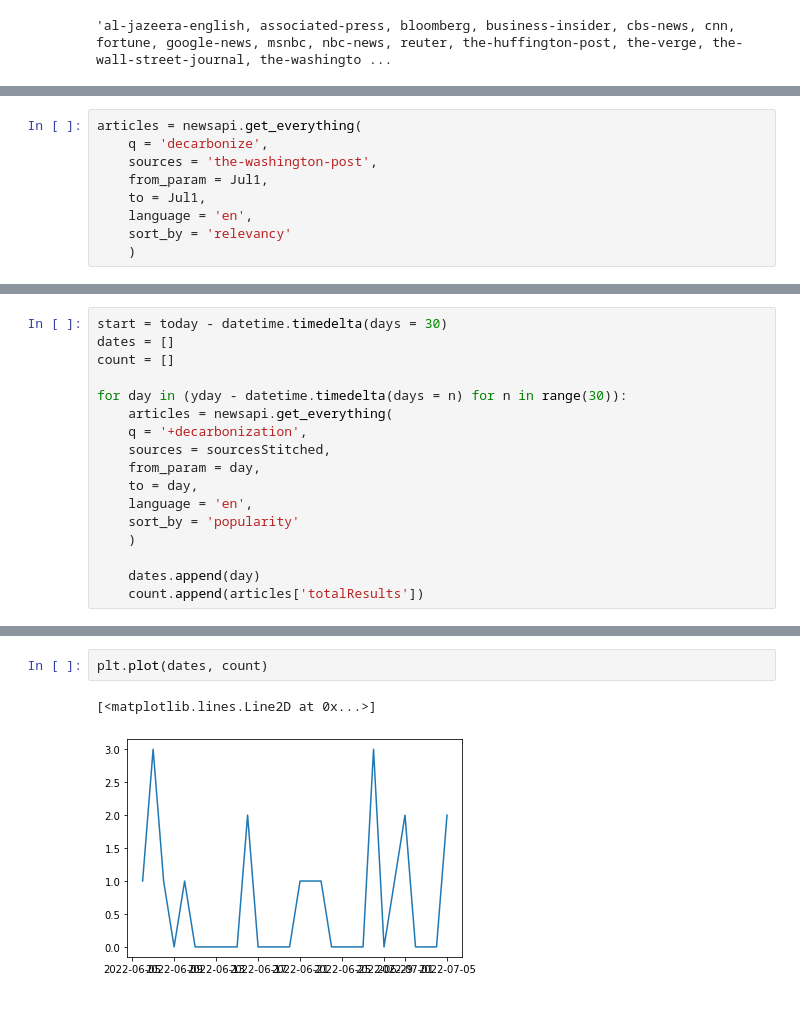
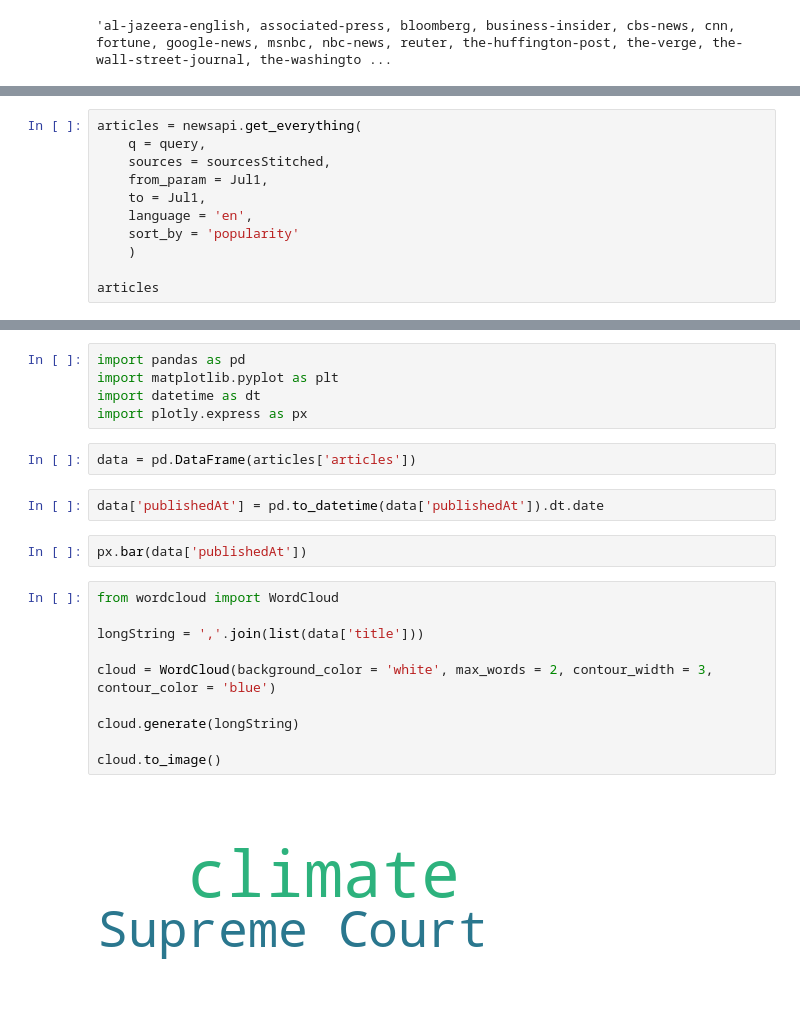
Before and after one commit to orectique/TheCarbonPress, a Jupyter notebook: Code Notebooks/newsAPI.ipynb, the cells around one changed output, grey strips where cells are left out. Saved outputs shown, nothing was run; the diff lists cells and outputs as text.

```diff
--- a/Code Notebooks/newsAPI.ipynb
+++ b/Code Notebooks/newsAPI.ipynb
@@ -59,9 +57,11 @@ Jul1 = '2022-07-01'
 # %%
 articles = newsapi.get_everything(
-    q = 'decarbonize',
-    sources = 'the-washington-post',
+    q = query,
+    sources = sourcesStitched,
     from_param = Jul1,
     to = Jul1,
     language = 'en',
-    sort_by = 'relevancy'
+    sort_by = 'popularity'
     )
+
+articles
@@ -82,17 +69,0 @@ articles
-# %%
-start = today - datetime.timedelta(days = 30)
-dates = []
-count = []
-
-for day in (yday - datetime.timedelta(days = n) for n in range(30)):
-    articles = newsapi.get_everything(
-    q = '+decarbonization',
-    sources = sourcesStitched,
-    from_param = day,
-    to = day,
-    language = 'en',
-    sort_by = 'popularity'
-    )
-
-    dates.append(day)
-    count.append(articles['totalResults'])
@@ -105,5 +70,23 @@ import matplotlib.pyplot as plt
-# %%
-plt.plot(dates, count)
-# %% [output]
-[<matplotlib.lines.Line2D at 0x...>]
-[figure, removed]
+# %%
+import pandas as pd
+import matplotlib.pyplot as plt
+import datetime as dt
+import plotly.express as px
+# %%
+data = pd.DataFrame(articles['articles'])
+# %%
+data['publishedAt'] = pd.to_datetime(data['publishedAt']).dt.date
+# %%
+px.bar(data['publishedAt'])
+# %%
+from wordcloud import WordCloud
+
+longString = ','.join(list(data['title']))
+
+cloud = WordCloud(background_color = 'white', max_words = 2, contour_width = 3, contour_color = 'blue')
+
+cloud.generate(longString)
+
+cloud.to_image()
+# %% [output]
+[figure, added]
```
Also changed, not shown: parts of 17 cells of this notebook, 6 other files.
